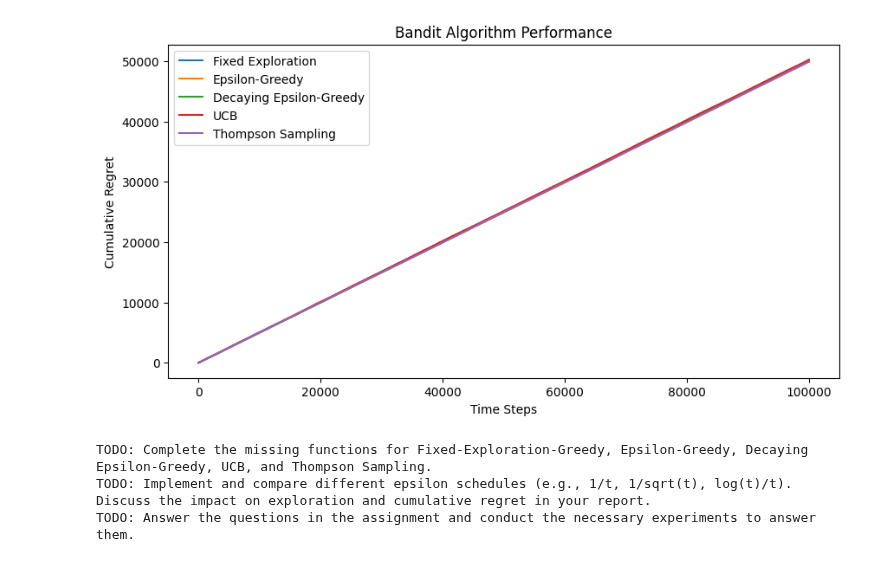
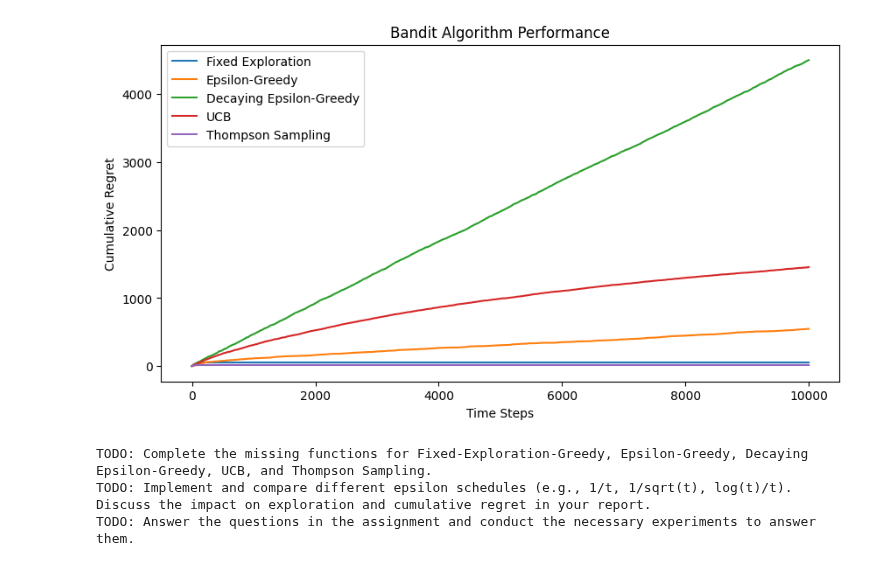
Before and after one commit to jessie-1001/RS-PROJECT, a Jupyter notebook: assignment_2.ipynb, the cells around one changed output. Drawn from its saved outputs; the diff is of its cells as text; code cells hidden in the pictures.

```diff
--- a/assignment_2.ipynb
+++ b/assignment_2.ipynb
@@ -2,7 +2,9 @@
 import numpy as np
 import matplotlib.pyplot as plt
 
+# ==========================
 # Bandit Environment
+# ==========================
 class BanditEnvironment:
     def __init__(self, num_arms, reward_means):
         self.num_arms = num_arms
@@ -12,7 +14,7 @@ class BanditEnvironment:
         return np.random.binomial(1, self.reward_means[arm])  # Bernoulli rewards
 
 # ==========================
-# Fixed Exploration Then Exploitation (TODO: Implement switching strategy)
+# Fixed Exploration Then Exploitation
 # ==========================
 class FixedExplorationThenGreedy:
     def __init__(self, num_arms, exploration_steps):
@@ -23,8 +25,10 @@ class FixedExplorationThenGreedy:
         self.t = 1
 
     def select_arm(self):
-        """ TODO: Implement fixed exploration for N steps, then greedy """
-        pass
+        if self.t <= self.exploration_steps:  # Exploration phase
+            return np.random.randint(0, self.num_arms)
+        else:  # Exploitation phase
+            return np.argmax(self.values)
 
     def update(self, arm, reward):
         self.counts[arm] += 1
@@ -32,7 +36,7 @@ class FixedExplorationThenGreedy:
         self.t += 1
 
 # ==========================
-# Epsilon-Greedy Algorithm (TODO: Complete update function)
+# Epsilon-Greedy Algorithm
 # ==========================
 class EpsilonGreedy:
     def __init__(self, num_arms, epsilon):
@@ -42,34 +46,40 @@ class EpsilonGreedy:
         self.values = np.zeros(num_arms)
 
     def select_arm(self):
-        """ TODO: Implement selection rule """
-        pass
+        if np.random.rand() < self.epsilon:
+            return np.random.randint(0, self.num_arms)
+        else:
+            return np.argmax(self.values)
 
     def update(self, arm, reward):
-        """ TODO: Implement incremental mean update """
-        pass
+        self.counts[arm] += 1
+        self.values[arm] += (reward - self.values[arm]) / self.counts[arm]
 
 # ==========================
-# Epsilon-Greedy with Decaying Exploration (TODO: Complete decay schedule and compare schedules)
+# Epsilon-Greedy with Decaying Exploration
 # ==========================
 class EpsilonGreedyDecaying:
     def __init__(self, num_arms, epsilon_schedule):
         self.num_arms = num_arms
-        self.epsilon_schedule = epsilon_schedule  # Function for epsilon_t
+        self.epsilon_schedule = epsilon_schedule
         self.counts = np.zeros(num_arms)
         self.values = np.zeros(num_arms)
         self.t = 1
 
     def select_arm(self):
-        """ TODO: Implement selection rule """
-        pass
+        epsilon = self.epsilon_schedule(self.t)
+        if np.random.rand() < epsilon:
+            return np.random.randint(0, self.num_arms)
+        else:
+            return np.argmax(self.values)
 
     def update(self, arm, reward):
-        """ TODO: Implement update rule including epsilon decay """
-        pass
+        self.counts[arm] += 1
+        self.values[arm] += (reward - self.values[arm]) / self.counts[arm]
+        self.t += 1
 
 # ==========================
-# UCB Algorithm (TODO: Complete selection function)
+# UCB Algorithm
 # ==========================
 class UCB:
     def __init__(self, num_arms, c):
@@ -80,8 +90,11 @@ class UCB:
         self.t = 1
 
     def select_arm(self):
-        """ TODO: Implement UCB selection rule """
-        pass
+        if 0 in self.counts:
+            return np.argmin(self.counts)
+
+        ucb_values = self.values + self.c * np.sqrt(np.log(self.t) / self.counts)
+        return np.argmax(ucb_values)
 
     def update(self, arm, reward):
         self.counts[arm] += 1
@@ -89,7 +102,7 @@ class UCB:
         self.t += 1
 
 # ==========================
-# Thompson Sampling Algorithm (TODO: Implement Thompson Sampling)
+# Thompson Sampling Algorithm
 # ==========================
 class ThompsonSampling:
     def __init__(self, num_arms):
@@ -98,12 +111,14 @@ class ThompsonSampling:
         self.failures = np.zeros(num_arms)
 
     def select_arm(self):
-        """ TODO: Implement Thompson Sampling selection rule """
-        pass
+        sampled_values = [np.random.beta(self.successes[i] + 1, self.failures[i] + 1) for i in range(self.num_arms)]
+        return np.argmax(sampled_values)
 
     def update(self, arm, reward):
-        """ TODO: Implement update rule for Beta distribution """
-        pass
+        if reward == 1:
+            self.successes[arm] += 1
+        else:
+            self.failures[arm] += 1
 
 # ==========================
 # Experiment Runner
@@ -126,7 +141,7 @@ def run_experiment(bandit_class, bandit_params, env, num_steps):
 # Running Experiments
 # ==========================
 num_arms = 10
-reward_means = np.linspace(0, 1, num_arms)  # Linearly spaced rewards
+reward_means = np.linspace(0, 1, num_arms)
 env = BanditEnvironment(num_arms, reward_means)
 num_steps = 10000
 
@@ -141,36 +156,36 @@ plt.figure(figsize=(10,5))
 fixed_exploration_regret = run_experiment(FixedExplorationThenGreedy, {'num_arms': num_arms, 'exploration_steps': 100}, env, num_steps)
 plt.plot(fixed_exploration_regret, label='Fixed Exploration')
 
-# Run and plot ε-Greedy
+# Run and plot Epsilon-Greedy
 epsilon_greedy_regret = run_experiment(EpsilonGreedy, {'num_arms': num_arms, 'epsilon': 0.1}, env, num_steps)
 plt.plot(epsilon_greedy_regret, label='Epsilon-Greedy')
 
-# Run and plot Decaying ε-Greedy
+# Run and plot Decaying Epsilon-Greedy
 decaying_epsilon_greedy_regret = run_experiment(EpsilonGreedyDecaying, {'num_arms': num_arms, 'epsilon_schedule': epsilon_schedule}, env, num_steps)
 plt.plot(decaying_epsilon_greedy_regret, label='Decaying Epsilon-Greedy')
 
 # Run and plot UCB
 ucb_regret = run_experiment(UCB, {'num_arms': num_arms, 'c': 4}, env, num_steps)
 plt.plot(ucb_regret, label='UCB')
 
 # Run and plot Thompson Sampling
 thompson_regret = run_experiment(ThompsonSampling, {'num_arms': num_arms}, env, num_steps)
 plt.plot(thompson_regret, label='Thompson Sampling')
 
 plt.xlabel("Time Steps")
 plt.ylabel("Cumulative Regret")
 plt.legend()
 plt.title("Bandit Algorithm Performance")
 plt.show()
 
 # ==========================
 # Instructions for Students
 # ==========================
 print("TODO: Complete the missing functions for Fixed-Exploration-Greedy, Epsilon-Greedy, Decaying Epsilon-Greedy, UCB, and Thompson Sampling.")
 print("TODO: Implement and compare different epsilon schedules (e.g., 1/t, 1/sqrt(t), log(t)/t). Discuss the impact on exploration and cumulative regret in your report.")
 print("TODO: Answer the questions in the assignment and conduct the necessary experiments to answer them.")
 # %% [output]
-[figure, old version]
+[figure, new version]
 TODO: Complete the missing functions for Fixed-Exploration-Greedy, Epsilon-Greedy, Decaying Epsilon-Greedy, UCB, and Thompson Sampling.
 TODO: Implement and compare different epsilon schedules (e.g., 1/t, 1/sqrt(t), log(t)/t). Discuss the impact on exploration and cumulative regret in your report.
 TODO: Answer the questions in the assignment and conduct the necessary experiments to answer them.
```
